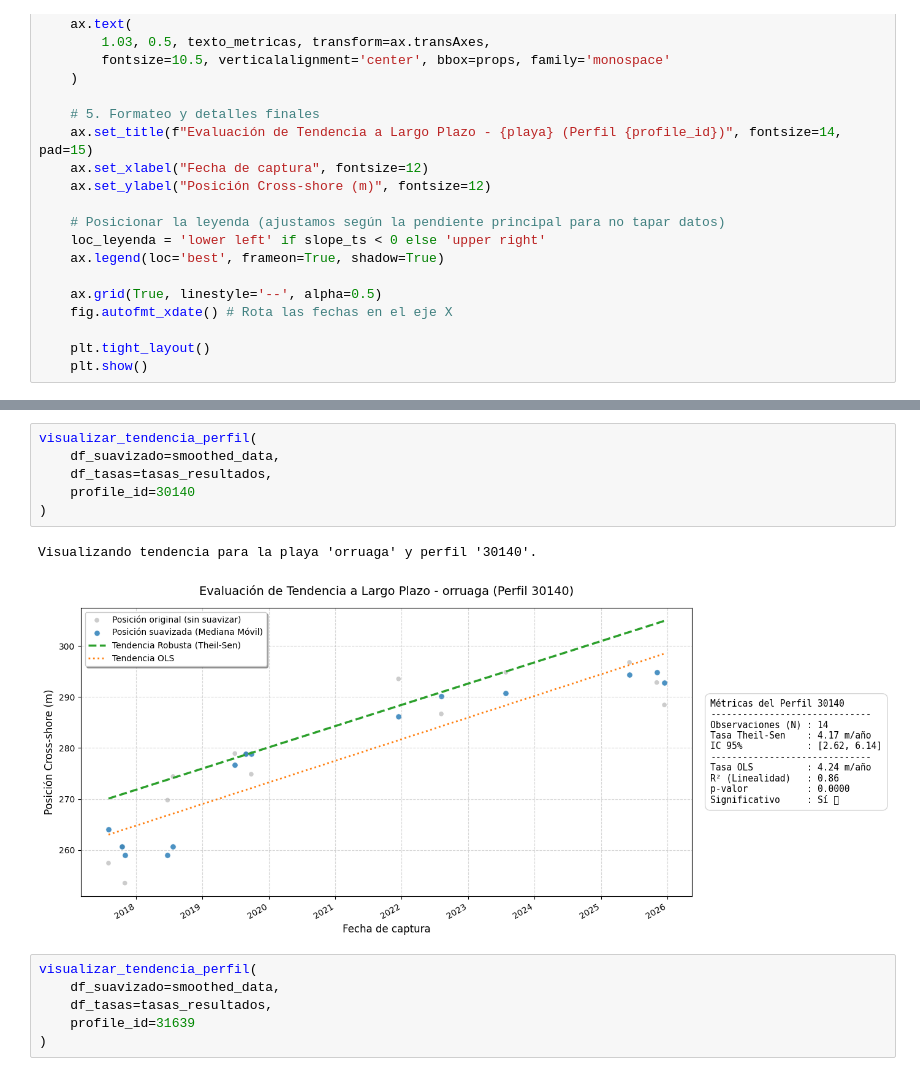
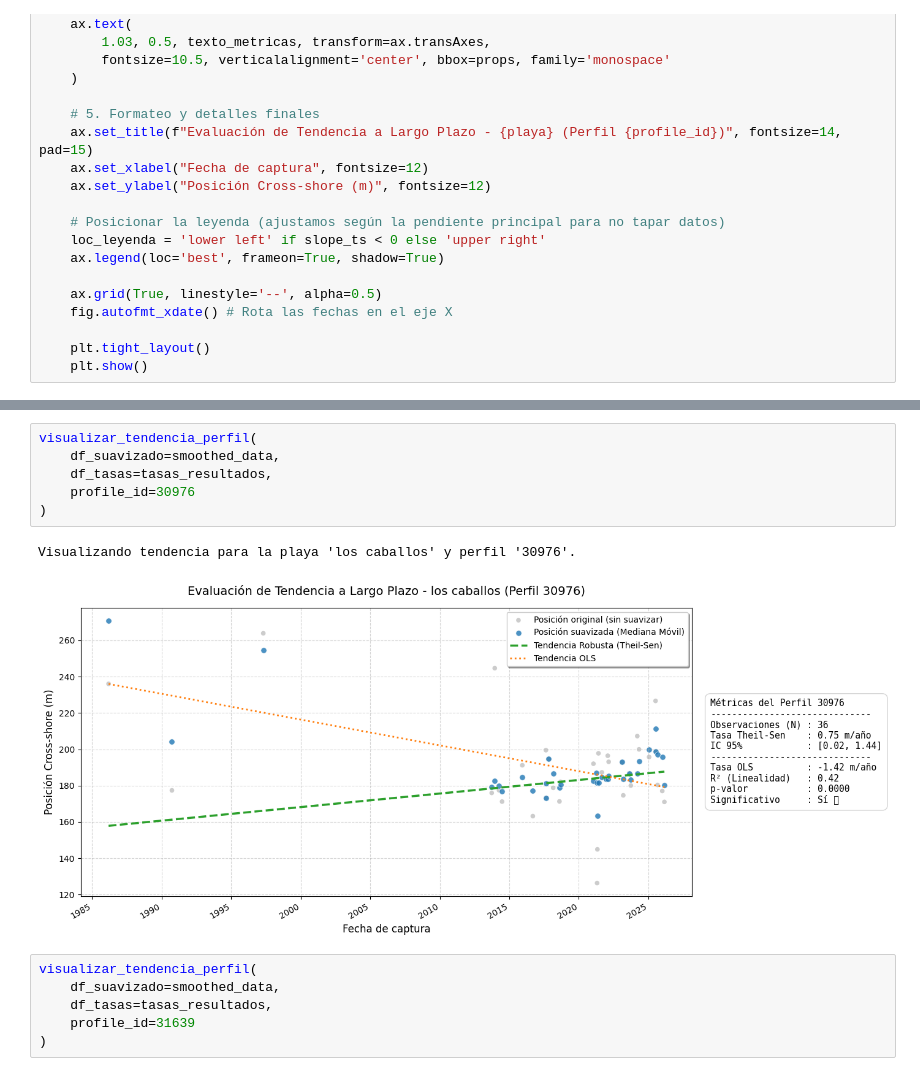
Before and after one commit to AlbertGallegoJimenez/macrotidal_coastal_rates, a Jupyter notebook: nb_test_tasas.ipynb, the cells around one changed output, grey strips where cells are left out. Saved outputs shown, nothing was run; the diff lists cells and outputs as text.

```diff
--- a/nb_test_tasas.ipynb
+++ b/nb_test_tasas.ipynb
@@ -451,12 +463,12 @@ Visualizando tendencia para la playa 'oriñón' y perfil '30459'.
-# %%
-visualizar_tendencia_perfil(
-    df_suavizado=smoothed_data,
-    df_tasas=tasas_resultados,
-    profile_id=30140
-)
-# %% [output]
-Visualizando tendencia para la playa 'orruaga' y perfil '30140'.
-[figure, removed]
+# %%
+visualizar_tendencia_perfil(
+    df_suavizado=smoothed_data,
+    df_tasas=tasas_resultados,
+    profile_id=30976
+)
+# %% [output]
+Visualizando tendencia para la playa 'los caballos' y perfil '30976'.
+[figure, added]
 # %%
 visualizar_tendencia_perfil(
     df_suavizado=smoothed_data,
```
Also changed, not shown: parts of 4 cells of this notebook.
